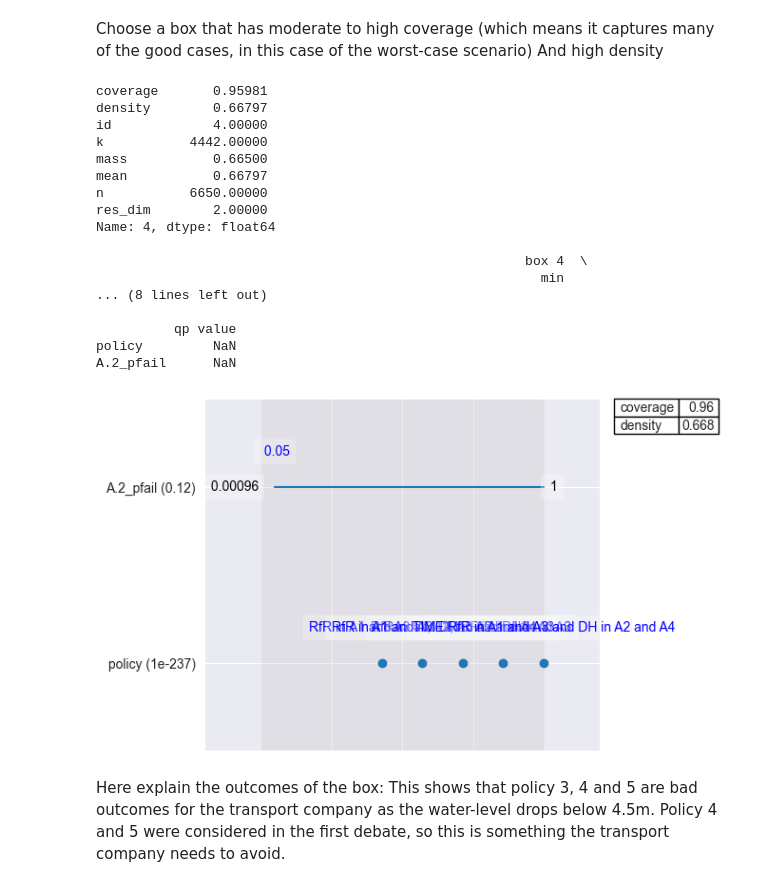
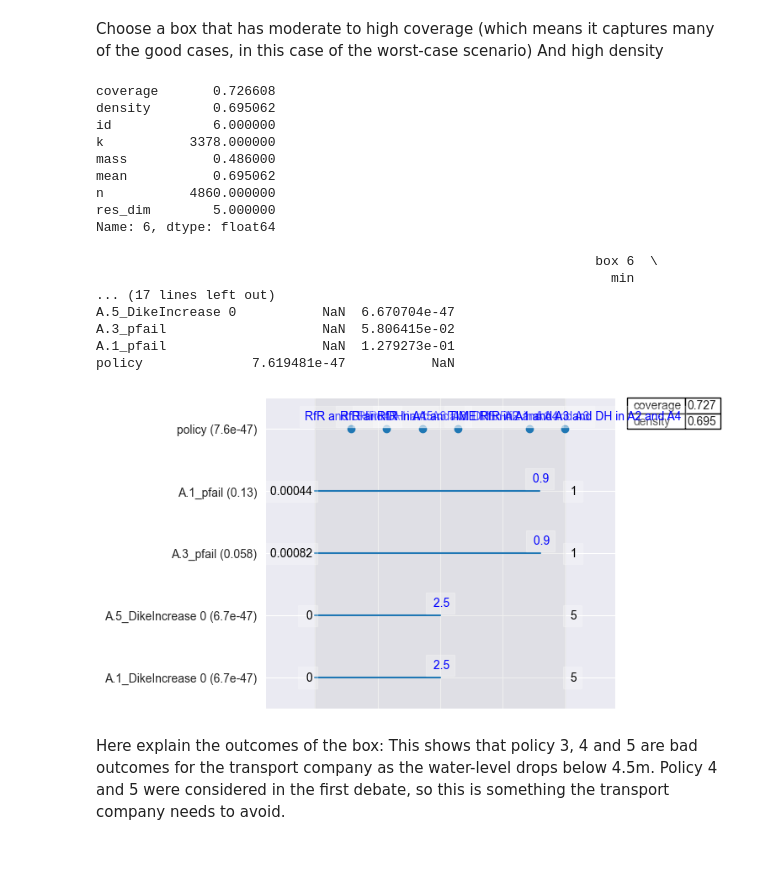
Before and after one commit to daniela1998/MBDM-Group-1, a Jupyter notebook: 050625_Scenario_Discovery.ipynb, the cells around one changed output. Saved outputs shown, nothing was run; the diff lists cells and outputs as text; code cells hidden in the pictures; blank space fills up the shorter version.

```diff
--- a/050625_Scenario_Discovery.ipynb
+++ b/050625_Scenario_Discovery.ipynb
@@ -93,12 +93,12 @@ ScalarOutcome('Expected Number of Deaths', variable_name=('A.1_Expected Number o
 
 ema_logging.log_to_stderr(ema_logging.INFO)
 
-scenarios = 100
+scenarios = 1000
 policies = 10
 
 with MultiprocessingEvaluator(dike_model) as evaluator:
-    results = evaluator.perform_experiments(scenarios, policies)
+    random_results = evaluator.perform_experiments(scenarios, policies)
 
-experiments, outcomes = results
+random_experiments, random_outcomes = random_results
 # %% [output]
 [MainProcess/INFO] pool started with 14 workers
@@ -127,16 +127,16 @@ model                      category
 dtype: object
 # %%
 #RfR should be 0 or 1, so we can convert it to boolean
-for col in experiments.columns:
+for col in random_experiments.columns:
     if 'RfR' in col:
-        experiments[col] = experiments[col].astype(bool)
+        random_experiments[col] = random_experiments[col].astype(bool)
 
 # Dike heightening should float
-for col in experiments.columns:
+for col in random_experiments.columns:
     if 'DikeIncrease' in col:
-        experiments[col] = experiments[col].astype(float)
+        random_experiments[col] = random_experiments[col].astype(float)
 
-experiments.dtypes
+random_experiments.dtypes
 # %% [output]
 A.0_ID flood wave shape       int64
 A.1_Bmax                    float64
@@ -617,31 +636,31 @@ plt.show()
 Choose a box that has moderate to high coverage (which means it captures many of the good cases, in this case of the worst-case scenario)
 And high density
 # %%
-point = 4 # I think 4 or 5
+point = 6
 
 #inspect this box
-box1.inspect(point)
-box1.inspect(point, style = 'graph')
+box_raw_experiments.inspect(point)
+box_raw_experiments.inspect(point, style = 'graph')
 plt.show()
 # %% [output]
-coverage       0.95981
-density        0.66797
-id             4.00000
-k           4442.00000
-mass           0.66500
-mean           0.66797
-n           6650.00000
-res_dim        2.00000
-Name: 4, dtype: float64
+coverage       0.726608
+density        0.695062
+id             6.000000
+k           3378.000000
+mass           0.486000
+mean           0.695062
+n           4860.000000
+res_dim        5.000000
+Name: 6, dtype: float64
 
-                                                       box 4  \
-                                                         min
-... (8 lines left out)
-
-          qp value
-policy         NaN
-A.2_pfail      NaN
+                                                                box 6  \
+                                                                  min
+... (17 lines left out)
+A.5_DikeIncrease 0           NaN  6.670704e-47
+A.3_pfail                    NaN  5.806415e-02
+A.1_pfail                    NaN  1.279273e-01
+policy              7.619481e-47           NaN
-[figure, old version]
+[figure, new version]
 # %% [markdown]
 Here explain the outcomes of the box:
 This shows that policy 3, 4 and 5 are bad outcomes for the transport company as the water-level drops below 4.5m. Policy 4 and 5 were considered in the first debate, so this is something the transport company needs to avoid.
```
Also changed, not shown: parts of 30 cells of this notebook.
